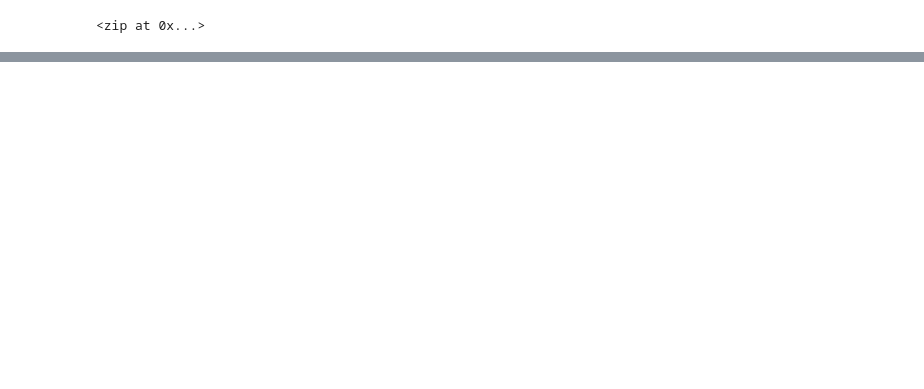
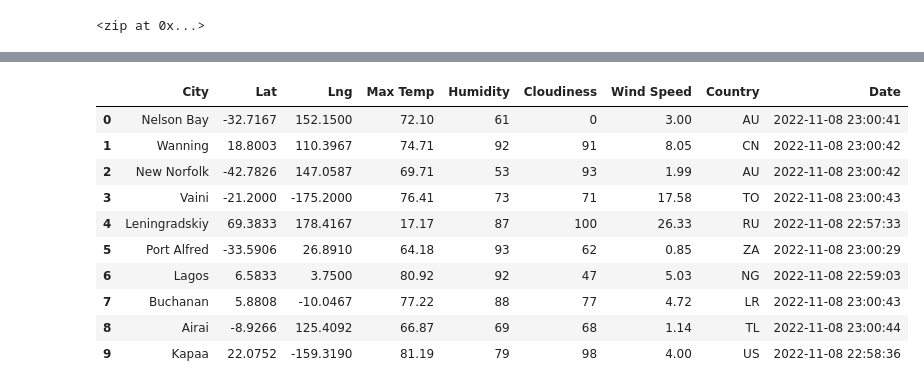
Before and after one commit to Brenton-Fender/World-Weather-Analysis, a Jupyter notebook: WeatherPy.ipynb, the cells around one changed output, grey strips where cells are left out. Cells and saved outputs as stored; diff of their text form; code cells hidden in the pictures; blank space fills up the shorter version.

Commit message:
Added to gitignore, cities data aquired.

```diff
--- a/WeatherPy.ipynb
+++ b/WeatherPy.ipynb
@@ -5,0 +14,4 @@ import numpy as np
+# %%
+# Starting URL for Weather Map API Call.
+url = "http://api.openweathermap.org/data/2.5/weather?units=Imperial&APPID=" + weather_api_key
+print(url)
@@ -32,0 +47,10 @@ len(cities)
+# %%
+# Create an empty list to hold the weather data.
+city_data = []
+# Print the beginning of the logging.
+print("Beginning Data Retrieval     ")
+print("-----------------------------")
+
+# Create counters.
+record_count = 1
+set_count = 1
@@ -32,0 +130,16 @@ len(cities)
+# %%
+# Convert the array of dictionaries to a Pandas DataFrame.
+city_data_df = pd.DataFrame(city_data)
+city_data_df.head(10)
+# %% [output]
+|  | City | Lat | Lng | Max Temp | Humidity | Cloudiness | Wind Speed | Country | Date |
+| 0 | Nelson Bay | -32.7167 | 152.1500 | 72.10 | 61 | 0 | 3.00 | AU | 2022-11-08 23:00:41 |
+| 1 | Wanning | 18.8003 | 110.3967 | 74.71 | 92 | 91 | 8.05 | CN | 2022-11-08 23:00:42 |
+| 2 | New Norfolk | -42.7826 | 147.0587 | 69.71 | 53 | 93 | 1.99 | AU | 2022-11-08 23:00:42 |
+| 3 | Vaini | -21.2000 | -175.2000 | 76.41 | 73 | 71 | 17.58 | TO | 2022-11-08 23:00:43 |
+| 4 | Leningradskiy | 69.3833 | 178.4167 | 17.17 | 87 | 100 | 26.33 | RU | 2022-11-08 22:57:33 |
+| 5 | Port Alfred | -33.5906 | 26.8910 | 64.18 | 93 | 62 | 0.85 | ZA | 2022-11-08 23:00:29 |
+| 6 | Lagos | 6.5833 | 3.7500 | 80.92 | 92 | 47 | 5.03 | NG | 2022-11-08 22:59:03 |
+| 7 | Buchanan | 5.8808 | -10.0467 | 77.22 | 88 | 77 | 4.72 | LR | 2022-11-08 23:00:43 |
+| 8 | Airai | -8.9266 | 125.4092 | 66.87 | 69 | 68 | 1.14 | TL | 2022-11-08 23:00:44 |
+| 9 | Kapaa | 22.0752 | -159.3190 | 81.19 | 79 | 98 | 4.00 | US | 2022-11-08 22:58:36 |
```
Also changed, not shown: parts of 7 cells of this notebook, 3 other files.
